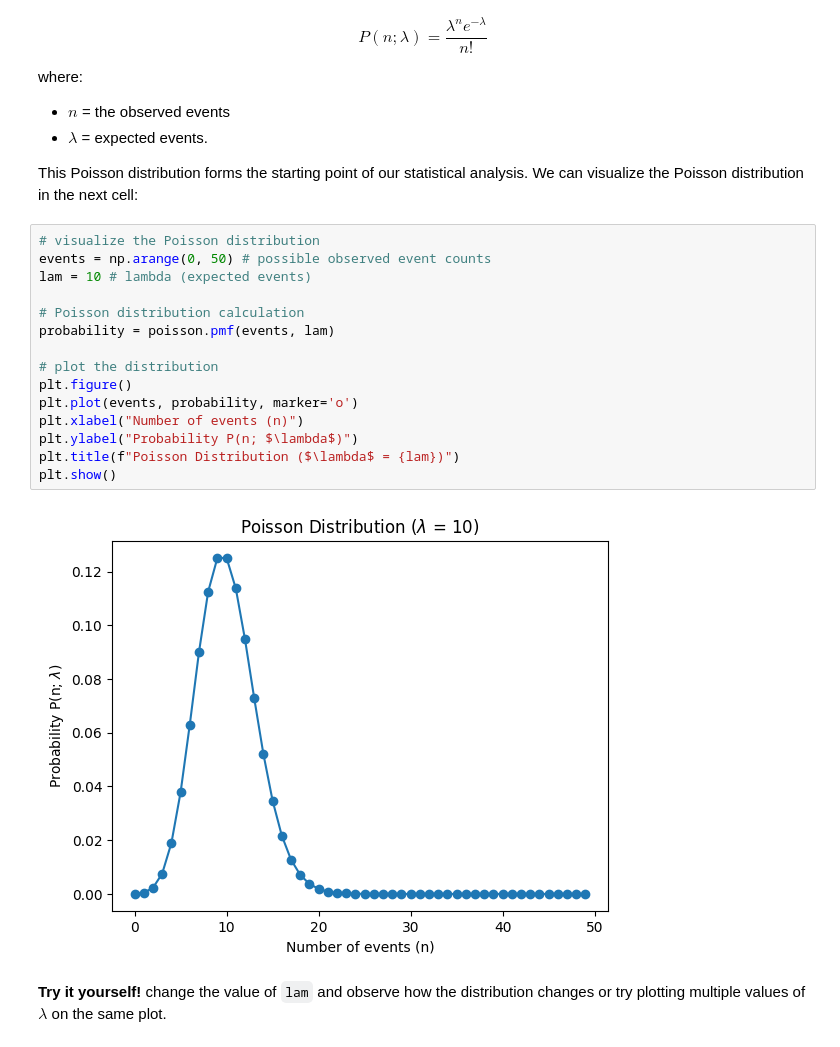
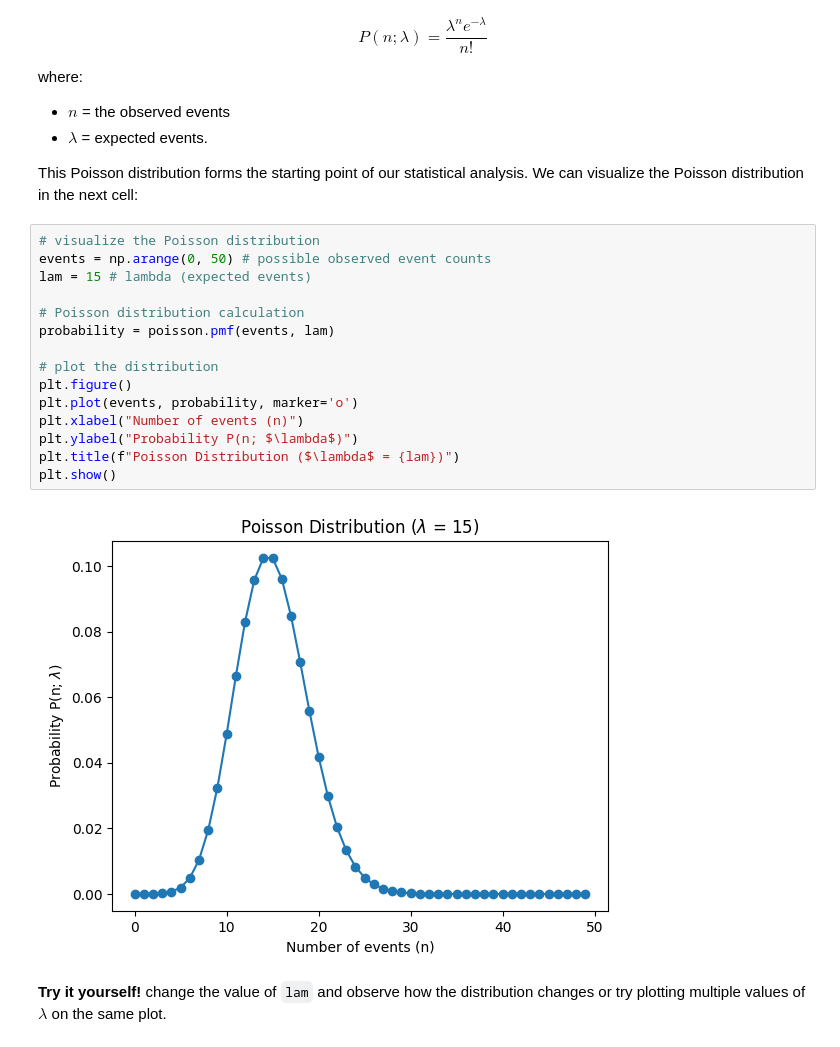
Before and after one commit to emilypuchala/MasterThesis, a Jupyter notebook: statistics_analyis.ipynb, the cells around one changed output. Drawn from its saved outputs; the diff is of its cells as text.

````diff
--- a/statistics_analyis.ipynb
+++ b/statistics_analyis.ipynb
@@ -224,20 +224,20 @@ This Poisson distribution forms the starting point of our statistical analysis.
 # %%
 # visualize the Poisson distribution
 events = np.arange(0, 50) # possible observed event counts
-lam = 10 # lambda (expected events)
+lam = 15 # lambda (expected events)
 
 # Poisson distribution calculation
 probability = poisson.pmf(events, lam)
 
 # plot the distribution
 plt.figure()
 plt.plot(events, probability, marker='o')
 plt.xlabel("Number of events (n)")
 plt.ylabel("Probability P(n; $\lambda$)")
 plt.title(f"Poisson Distribution ($\lambda$ = {lam})")
 plt.show()
 # %% [output]
-[figure, old version]
+[figure, new version]
 # %% [markdown]
 **Try it yourself!** change the value of ```lam``` and observe how the distribution changes or try plotting multiple values of $\lambda$ on the same plot.
 # %% [markdown]
````
Also changed, not shown: parts of 1 cell of this notebook.
